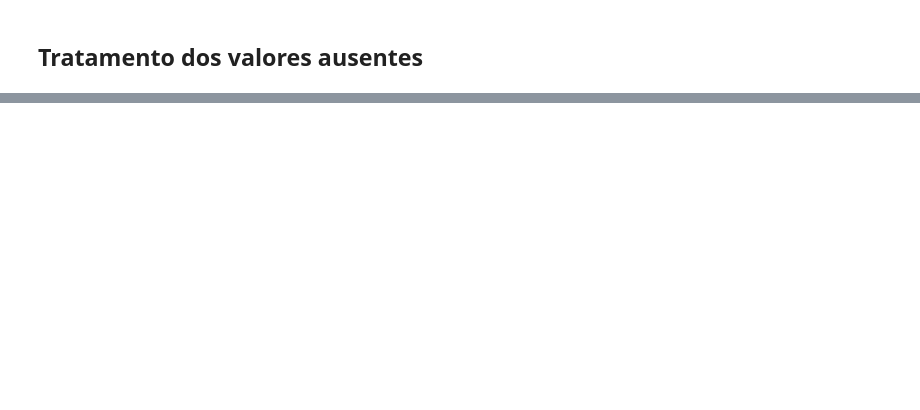
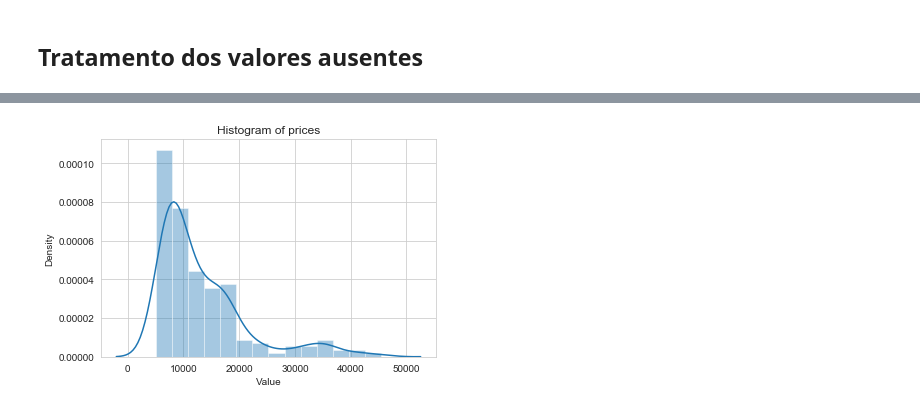
Before and after one commit to susumu-asaka/hartb-enem-classifier, a Jupyter notebook: notebooks/DataPreparation.ipynb, the cells around one changed output, grey strips where cells are left out. Drawn from its saved outputs; the diff is of its cells as text; code cells hidden in the pictures; blank space fills up the shorter version.

```diff
--- a/notebooks/DataPreparation.ipynb
+++ b/notebooks/DataPreparation.ipynb
@@ -24,0 +241,7 @@ Existem 6 linhas com `NU_IDADE` ausente e 5631 linhas com `TP_ESTADO_CIVIL` ause
+# %%
+cylinder_categories = {'three':'three_four', 'four':'three_four',
+                    'five':'five_six', 'six':'five_six',
+                    'eight':'eight_twelve', 'twelve':'eight_twelve'}
+auto_prices['num_of_cylinders'] = [cylinder_categories[x]
+                                   for x in auto_prices['num_of_cylinders']]
+auto_prices['num_of_cylinders'].value_counts()
@@ -24,0 +283,5 @@ Existem 6 linhas com `NU_IDADE` ausente e 5631 linhas com `TP_ESTADO_CIVIL` ause
+# %%
+body_cats = {'sedan':'sedan', 'hatchback':'hatchback', 'wagon':'wagon',
+             'hardtop':'hardtop_convert', 'convertible':'hardtop_convert'}
+auto_prices['body_style'] = [body_cats[x] for x in auto_prices['body_style']]
+auto_prices['body_style'].value_counts()
@@ -24,0 +317,12 @@ Existem 6 linhas com `NU_IDADE` ausente e 5631 linhas com `TP_ESTADO_CIVIL` ause
+# %%
+def hist_plot(values, lab):
+    ## Distribution plot of values
+    sns.distplot(values)
+    plt.title(f'Histogram of {lab}')
+    plt.xlabel('Value')
+    plt.ylabel('Density')
+
+#labels = np.array(auto_prices['price'])
+hist_plot(auto_prices['price'], 'prices')
+# %% [output]
+[figure, added]
```
Also changed, not shown: parts of 56 cells of this notebook, 7 other files.
